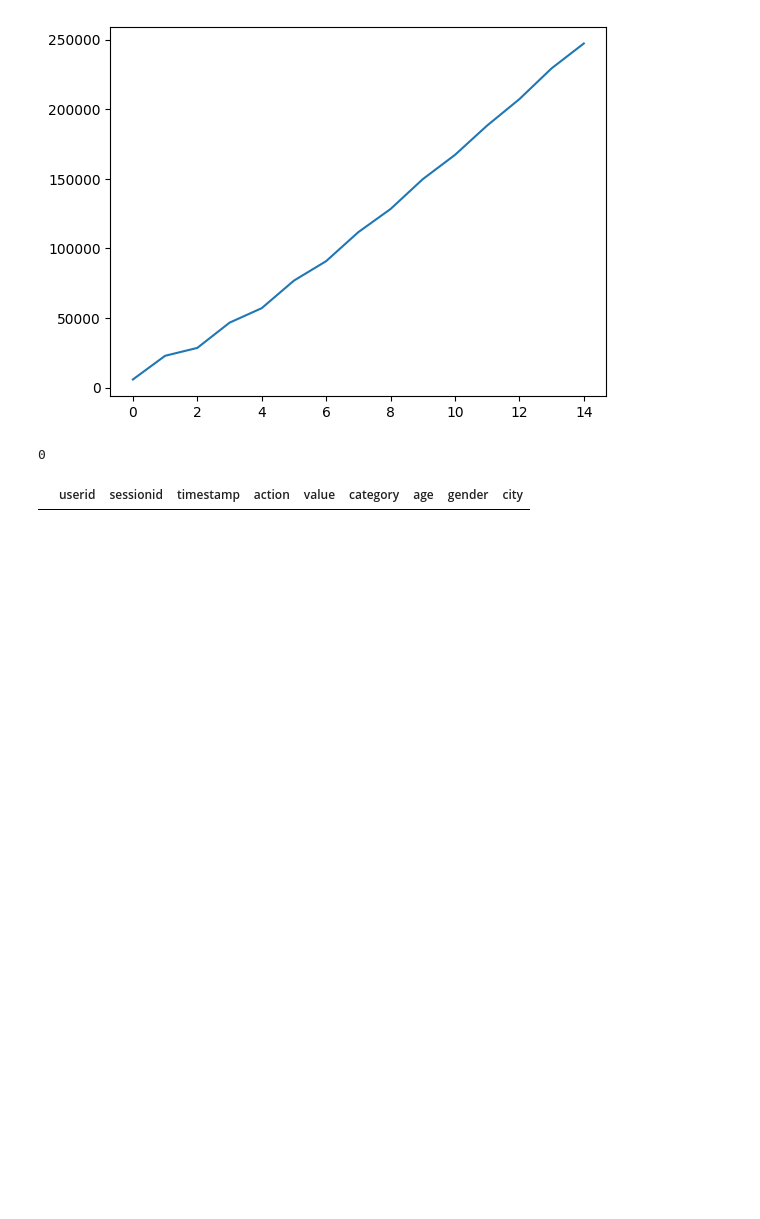
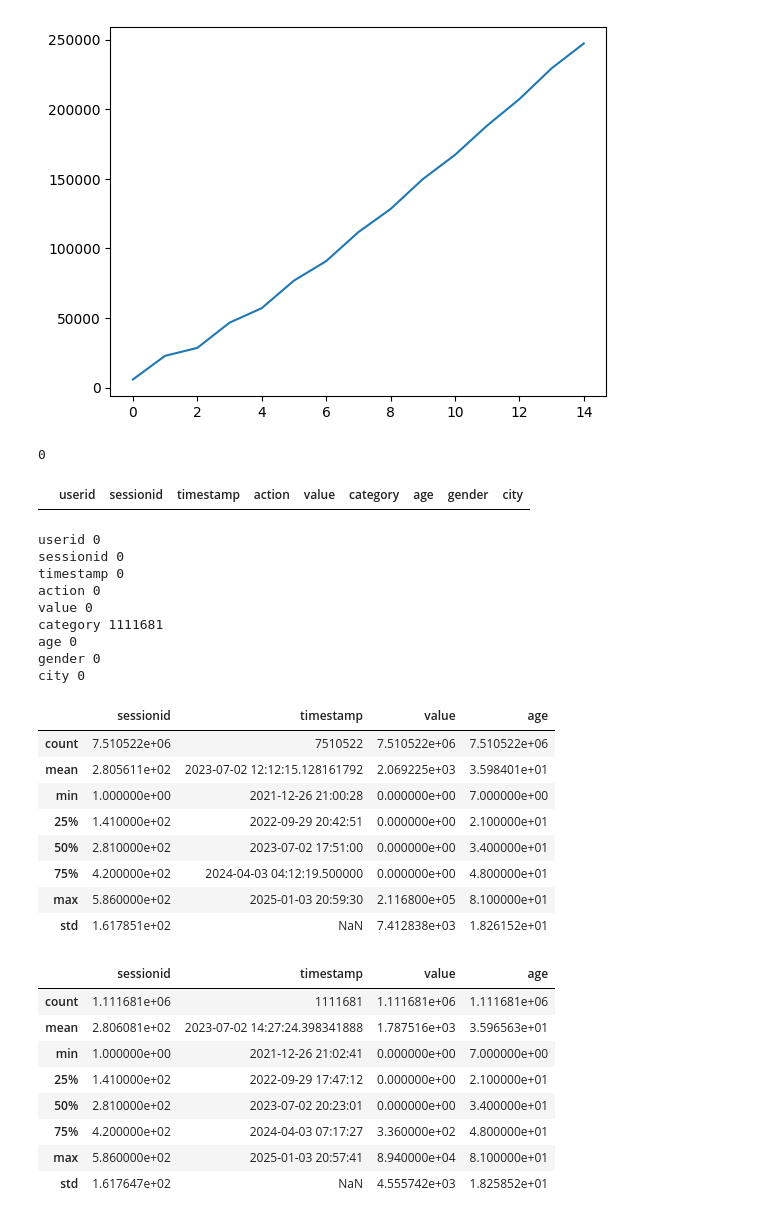
Before and after one commit to AndryMaster/BigData_Yandex, a Jupyter notebook: Project/start.ipynb, the cells around one changed output. Drawn from its saved outputs; the diff is of its cells as text; code cells hidden in the pictures; blank space fills up the shorter version.

```diff
--- a/Project/start.ipynb
+++ b/Project/start.ipynb
@@ -65,6 +65,6 @@ gender             2
 city              14
 dtype: int64
 # %%
-for name in ['city', 'age', 'gender', 'category']:
+for name in ['action', 'city', 'age', 'gender', 'category']:
     print(df[name].value_counts())
 # %% [output]
@@ -155,3 +155,38 @@ display(a)
 # %% [output]
 0
 |  | userid | sessionid | timestamp | action | value | category | age | gender | city |
+# %%
+for name in df:
+    print(name, len(df[df[name].isna()]))
+
+df3 = df[df['category'].isna()].copy()
+display(df.describe())
+display(df3.describe())
+# %% [output]
+userid 0
+sessionid 0
+timestamp 0
+action 0
+value 0
+category 1111681
+age 0
+gender 0
+city 0
+|  | sessionid | timestamp | value | age |
+| count | 7.510522e+06 | 7510522 | 7.510522e+06 | 7.510522e+06 |
+| mean | 2.805611e+02 | 2023-07-02 12:12:15.128161792 | 2.069225e+03 | 3.598401e+01 |
+| min | 1.000000e+00 | 2021-12-26 21:00:28 | 0.000000e+00 | 7.000000e+00 |
+| 25% | 1.410000e+02 | 2022-09-29 20:42:51 | 0.000000e+00 | 2.100000e+01 |
+| 50% | 2.810000e+02 | 2023-07-02 17:51:00 | 0.000000e+00 | 3.400000e+01 |
+| 75% | 4.200000e+02 | 2024-04-03 04:12:19.500000 | 0.000000e+00 | 4.800000e+01 |
+| max | 5.860000e+02 | 2025-01-03 20:59:30 | 2.116800e+05 | 8.100000e+01 |
+| std | 1.617851e+02 | NaN | 7.412838e+03 | 1.826152e+01 |
+|  | sessionid | timestamp | value | age |
+| count | 1.111681e+06 | 1111681 | 1.111681e+06 | 1.111681e+06 |
+| mean | 2.806081e+02 | 2023-07-02 14:27:24.398341888 | 1.787516e+03 | 3.596563e+01 |
+| min | 1.000000e+00 | 2021-12-26 21:02:41 | 0.000000e+00 | 7.000000e+00 |
+| 25% | 1.410000e+02 | 2022-09-29 17:47:12 | 0.000000e+00 | 2.100000e+01 |
+| 50% | 2.810000e+02 | 2023-07-02 20:23:01 | 0.000000e+00 | 3.400000e+01 |
+| 75% | 4.200000e+02 | 2024-04-03 07:17:27 | 3.360000e+02 | 4.800000e+01 |
+| max | 5.860000e+02 | 2025-01-03 20:57:41 | 8.940000e+04 | 8.100000e+01 |
+| std | 1.617647e+02 | NaN | 4.555742e+03 | 1.825852e+01 |
```
Also changed, not shown: parts of 1 cell of this notebook, 16 other files.
